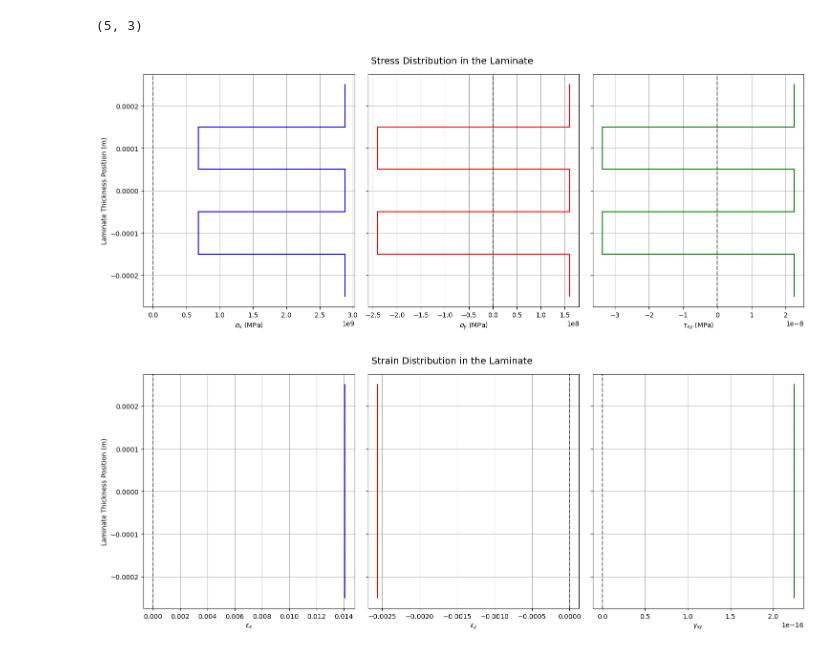
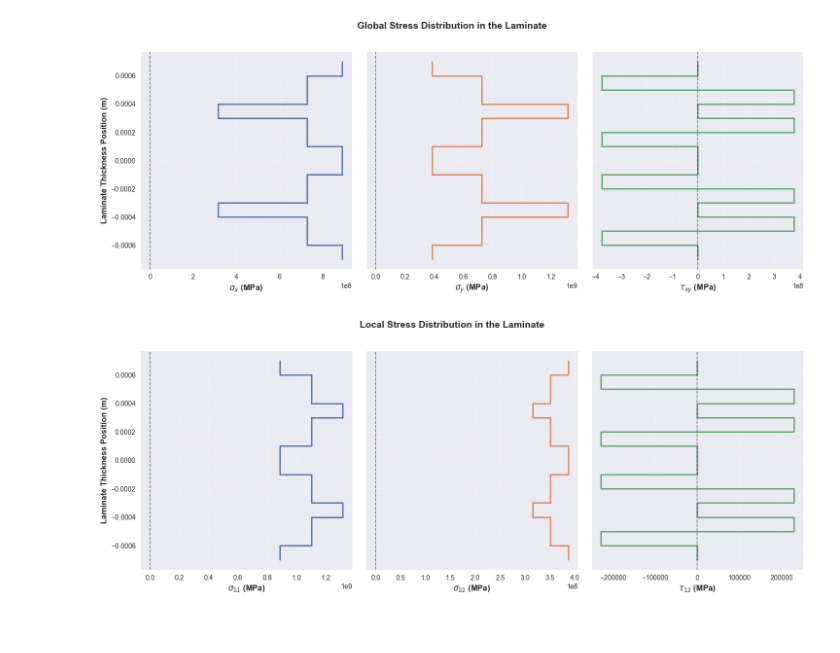
Before and after one commit to 1ckendall/Classical_Laminate_Theory, a Jupyter notebook: demonstration.ipynb, the cells around one changed output. Drawn from its saved outputs; the diff is of its cells as text; code cells hidden in the pictures; blank space fills up the shorter version.

Commit message:
Implementation of local transformation matrices

```diff
--- a/demonstration.ipynb
+++ b/demonstration.ipynb
@@ -4,15 +4,23 @@ from structures import Lamina, TsaiHillLamina, Laminate
 import numpy as np
 # %%
 l1 = Lamina(0, 200e9, 50e9, 100e6, 0.4, 0.1e-3)
-l2 = Lamina(90, 200e9, 50e9, 100e6, 0.4, 0.1e-3)
-l3 = Lamina(0, 200e9, 50e9, 100e6, 0.4, 0.1e-3)
+l2 = Lamina(-45, 200e9, 50e9, 100e6, 0.4, 0.1e-3)
+l3 = Lamina(45, 200e9, 50e9, 100e6, 0.4, 0.1e-3)
 l4 = Lamina(90, 200e9, 50e9, 100e6, 0.4, 0.1e-3)
-l5 = Lamina(0, 200e9, 50e9, 100e6, 0.4, 0.1e-3)
+l5 = Lamina(45, 200e9, 50e9, 100e6, 0.4, 0.1e-3)
+l6 = Lamina(-45, 200e9, 50e9, 100e6, 0.4, 0.1e-3)
+l7 = Lamina(0, 200e9, 50e9, 100e6, 0.4, 0.1e-3)
+l8 = Lamina(0, 200e9, 50e9, 100e6, 0.4, 0.1e-3)
+l9 = Lamina(-45, 200e9, 50e9, 100e6, 0.4, 0.1e-3)
+l10 = Lamina(45, 200e9, 50e9, 100e6, 0.4, 0.1e-3)
+l11 = Lamina(90, 200e9, 50e9, 100e6, 0.4, 0.1e-3)
+l12 = Lamina(45, 200e9, 50e9, 100e6, 0.4, 0.1e-3)
+l13 = Lamina(-45, 200e9, 50e9, 100e6, 0.4, 0.1e-3)
+l14 = Lamina(0, 200e9, 50e9, 100e6, 0.4, 0.1e-3)
 
-L = Laminate((l1, l2, l3, l4, l5), np.array([1e6, 0, 0, 0, 0, 0]))
-L.stress_graph
-L.strain_graph
+L = Laminate((l1,l2,l3,l4,l5,l6,l7,l8,l9,l10,l11,l12,l13,l14), np.array([1e6, 1e6, 0, 0, 0, 0]))
+L.global_stress_graph
+L.local_stress_graph
 # %% [output]
-(5, 3)
-[figure, old version]
+[figure, new version]
-[figure, old version]
+[figure, new version]
```
Also changed, not shown: 1 other file.
